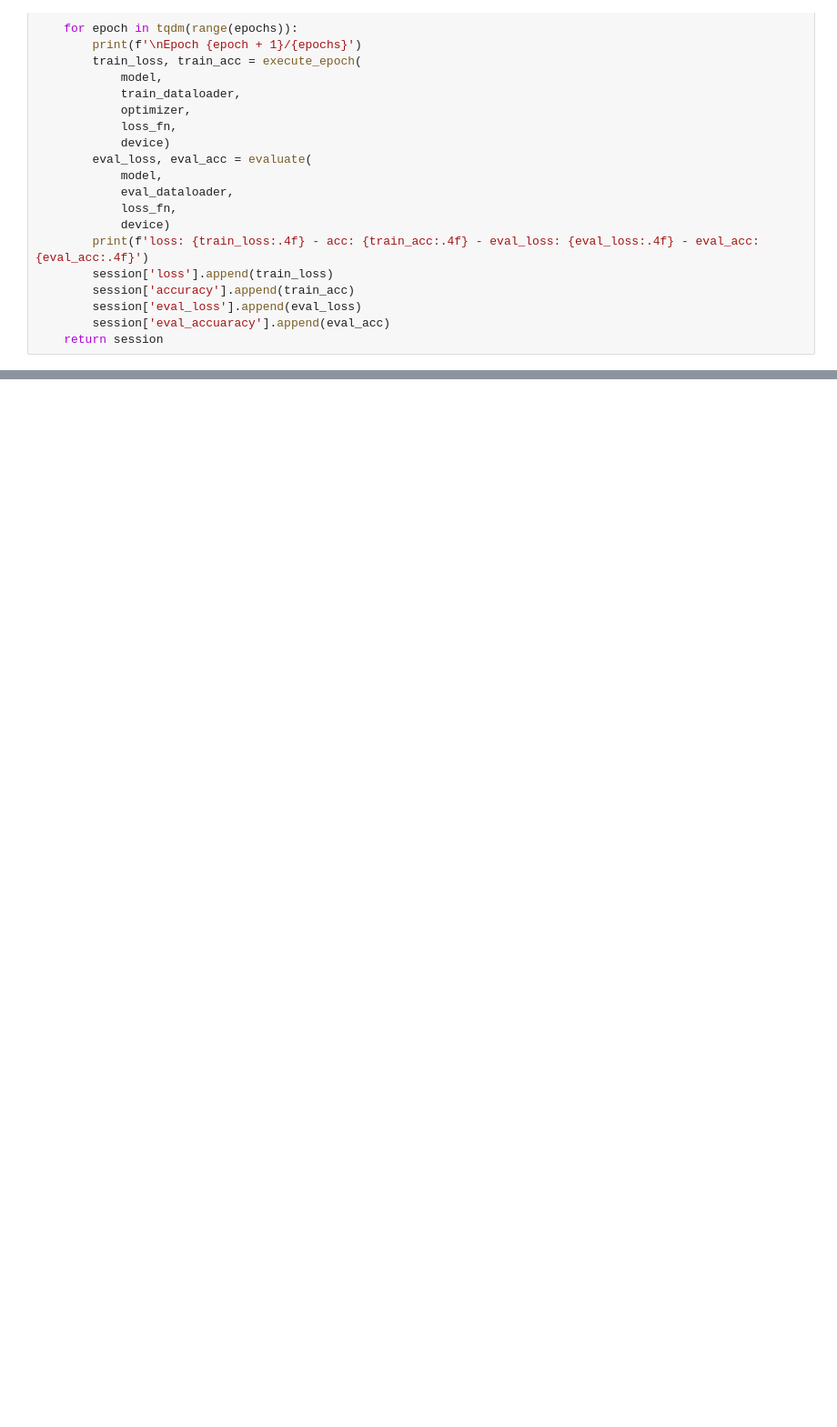
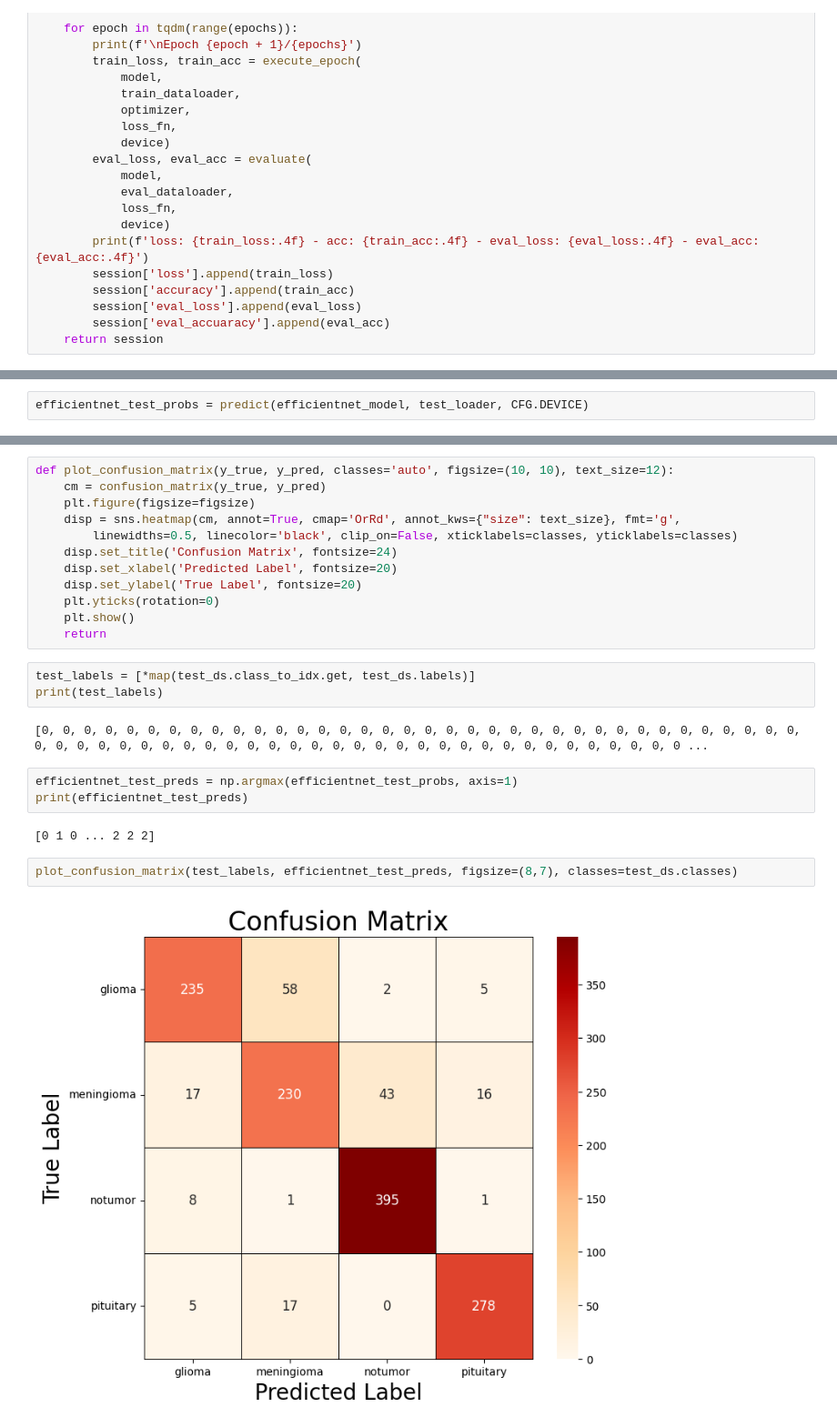
Before and after one commit to helenxtian/brain-tumor-project, a Jupyter notebook: P4_evaluation.ipynb, the cells around one changed output, grey strips where cells are left out. Shown: that part at 91% size. Drawn from its saved outputs; the diff is of its cells as text; blank space fills up the shorter version.

```diff
--- a/P4_evaluation.ipynb
+++ b/P4_evaluation.ipynb
@@ -354,0 +413,2 @@ Epoch 11/16
+# %%
+efficientnet_test_probs = predict(efficientnet_model, test_loader, CFG.DEVICE)
@@ -354,0 +469,26 @@ Epoch 11/16
+# %%
+def plot_confusion_matrix(y_true, y_pred, classes='auto', figsize=(10, 10), text_size=12):
+    cm = confusion_matrix(y_true, y_pred)
+    plt.figure(figsize=figsize)
+    disp = sns.heatmap(cm, annot=True, cmap='OrRd', annot_kws={"size": text_size}, fmt='g',
+        linewidths=0.5, linecolor='black', clip_on=False, xticklabels=classes, yticklabels=classes)
+    disp.set_title('Confusion Matrix', fontsize=24)
+    disp.set_xlabel('Predicted Label', fontsize=20)
+    disp.set_ylabel('True Label', fontsize=20)
+    plt.yticks(rotation=0)
+    plt.show()
+    return
+# %%
+test_labels = [*map(test_ds.class_to_idx.get, test_ds.labels)]
+print(test_labels)
+# %% [output]
+[0, 0, 0, 0, 0, 0, 0, 0, 0, 0, 0, 0, 0, 0, 0, 0, 0, 0, 0, 0, 0, 0, 0, 0, 0, 0, 0, 0, 0, 0, 0, 0, 0, 0, 0, 0, 0, 0, 0, 0, 0, 0, 0, 0, 0, 0, 0, 0, 0, 0, 0, 0, 0, 0, 0, 0, 0, 0, 0, 0, 0, 0, 0, 0, 0, 0, 0 ...
+# %%
+efficientnet_test_preds = np.argmax(efficientnet_test_probs, axis=1)
+print(efficientnet_test_preds)
+# %% [output]
+[0 1 0 ... 2 2 2]
+# %%
+plot_confusion_matrix(test_labels, efficientnet_test_preds, figsize=(8,7), classes=test_ds.classes)
+# %% [output]
+[figure, added]
```
Also changed, not shown: parts of 31 cells of this notebook.
